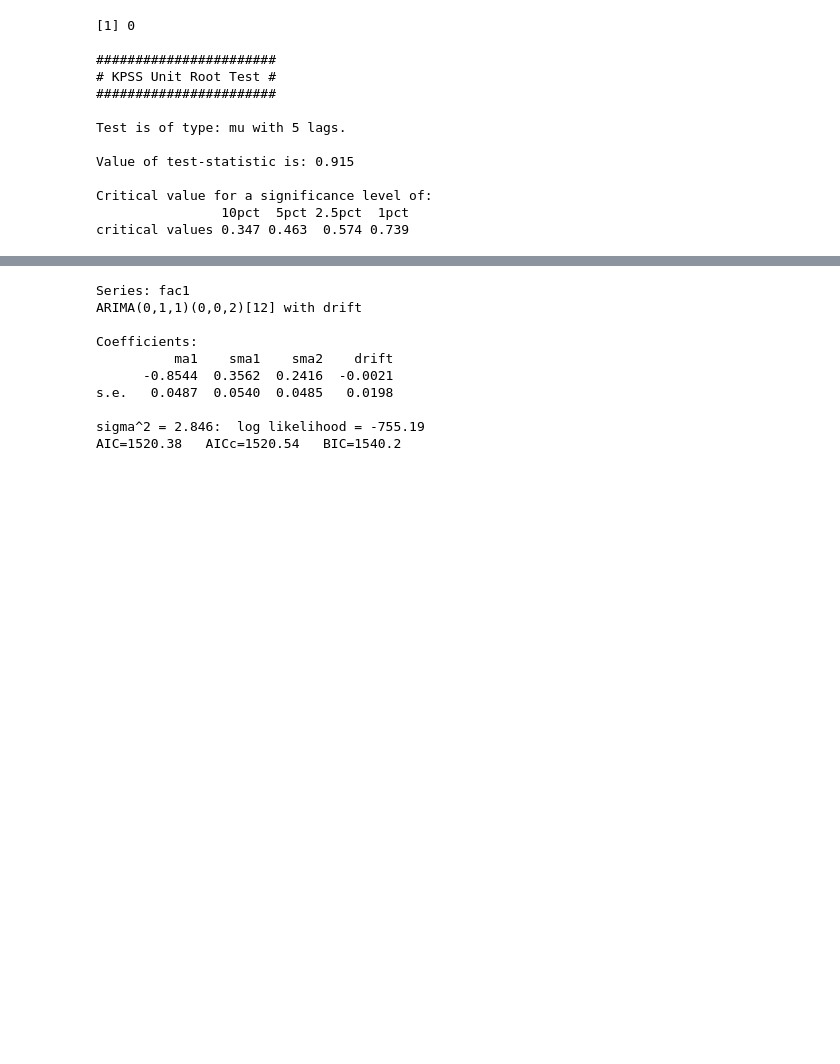
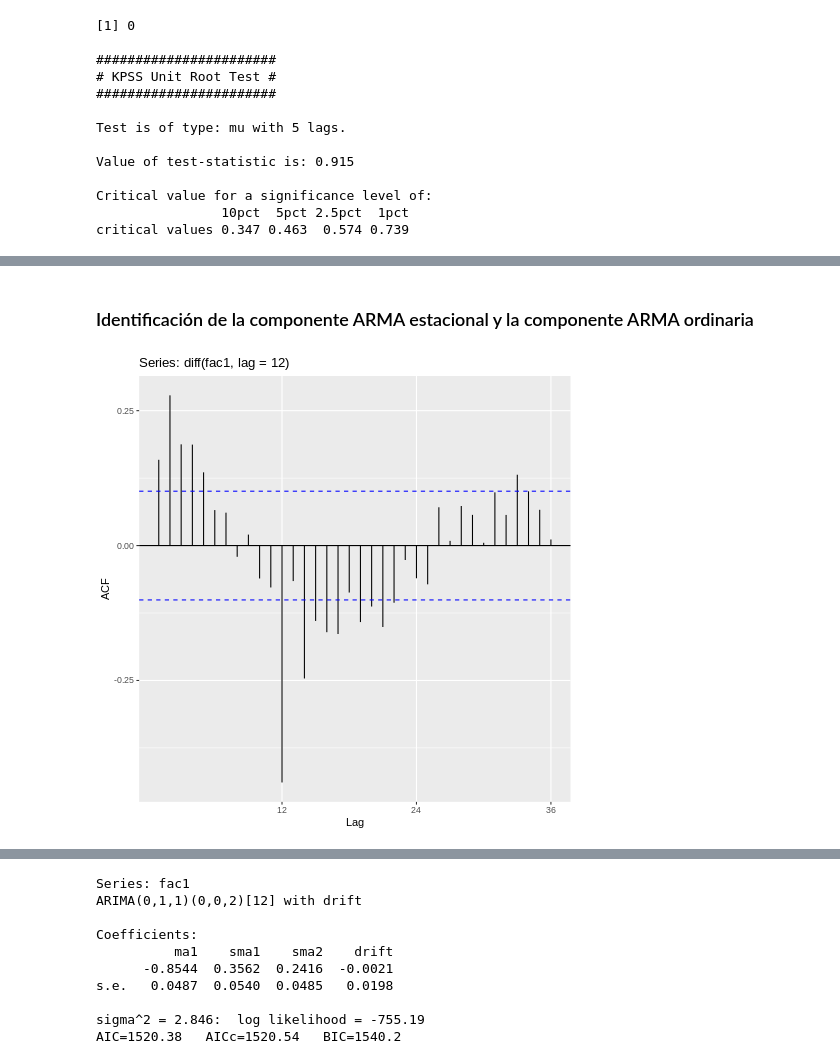
Before and after one commit to jofmorenore/TS_Climatic, a Jupyter notebook: R/SeasonalDFM_PrecipitationAirports6C.ipynb, the cells around one changed output, grey strips where cells are left out. Saved outputs shown, nothing was run; the diff lists cells and outputs as text; code cells hidden in the pictures; blank space fills up the shorter version.

```diff
--- a/R/SeasonalDFM_PrecipitationAirports6C.ipynb
+++ b/R/SeasonalDFM_PrecipitationAirports6C.ipynb
@@ -556,0 +718,7 @@ ggPacf(fac1, lag.max = 36) # rezagos con PACf dentro de las bandas, excepto reza
+# %% [markdown]
+### Identificación de la componente ARMA estacional y la componente ARMA ordinaria
+# %%
+%%R
+ggAcf(diff(fac1, lag = 12), lag.max = 36) # q = 1,2,3,4,5 y Q = 1
+# %% [output]
+[figure, added]
```
Also changed, not shown: parts of 51 cells of this notebook.
